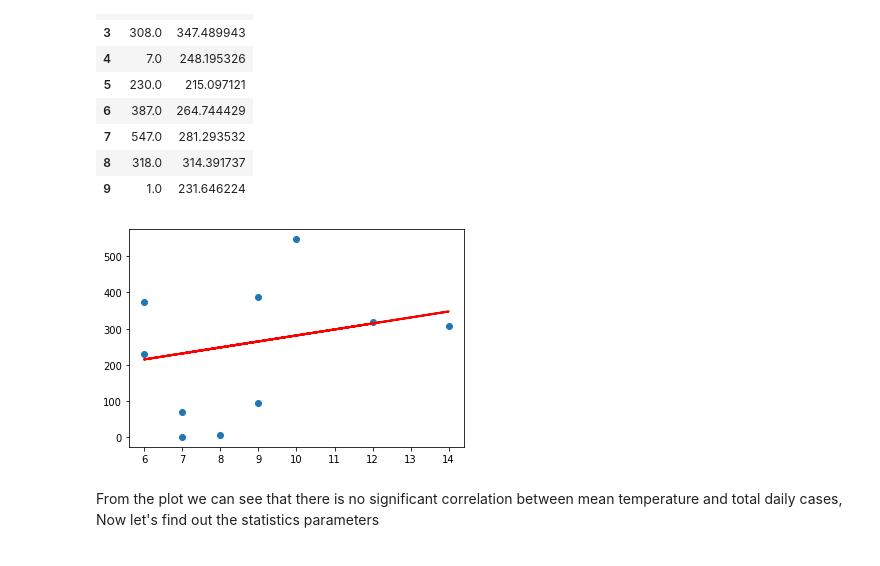
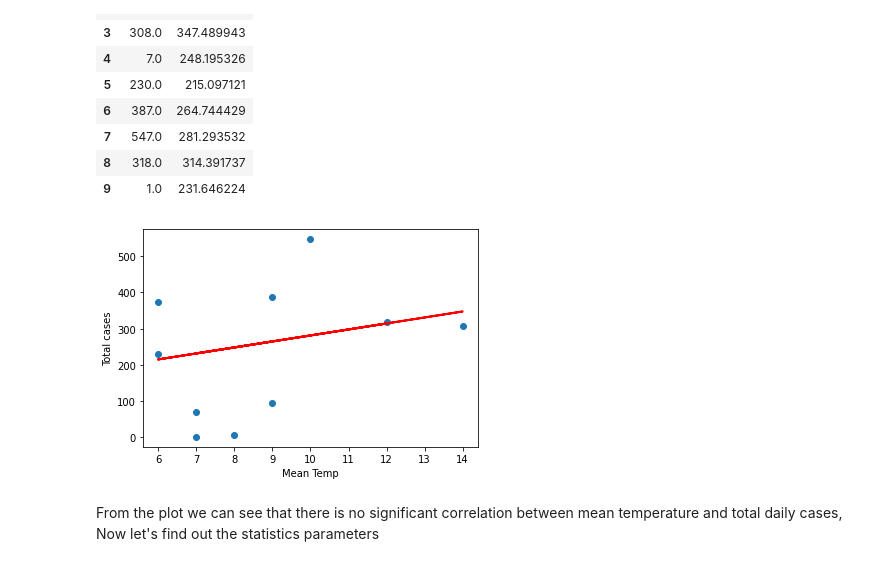
Before and after one commit to aribasadme/COVID19, a Jupyter notebook: covid19_italia.ipynb, the cells around one changed output. Saved outputs shown, nothing was run; the diff lists cells and outputs as text; code cells hidden in the pictures.

```diff
--- a/covid19_italia.ipynb
+++ b/covid19_italia.ipynb
@@ -832,8 +917,10 @@ df
 # %%
 plt.scatter(X_test, y_test)
 plt.plot(X_test, y_pred, color='red', linewidth=2)
+plt.xlabel('Mean Temp')
+plt.ylabel('Total cases')
 plt.show()
 # %% [output]
-[figure, old version]
+[figure, new version]
 # %% [markdown]
 From the plot we can see that there is no significant correlation between mean temperature and total daily cases, Now let's find out the statistics parameters
```
Also changed, not shown: parts of 35 cells of this notebook, 1 other file.
